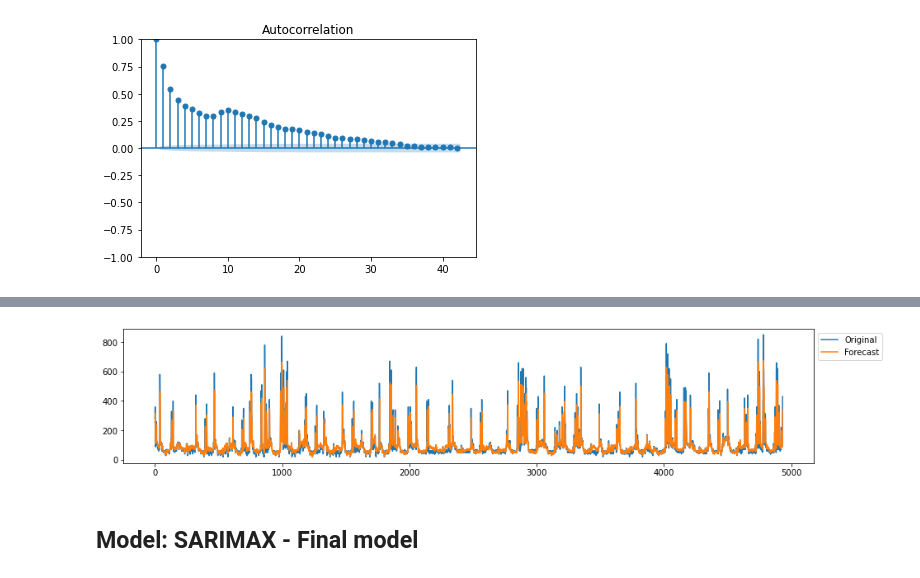
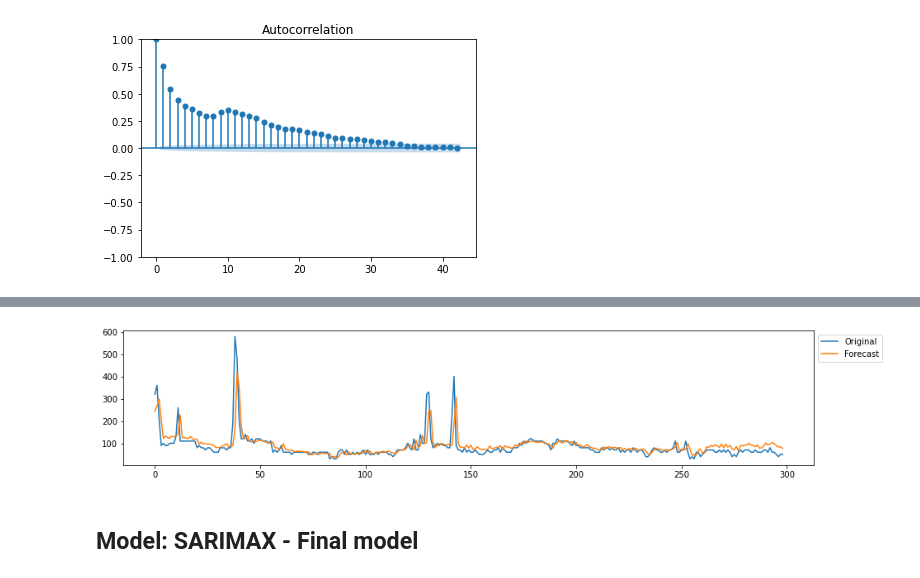
Before and after one commit to MatheusCascalho/Appliance-Energy-Prediction, a Jupyter notebook: notebooks/experimentos_artigo/artigo_appliances/SARIMAX.ipynb, the cells around one changed output, grey strips where cells are left out. Cells and saved outputs as stored; diff of their text form; code cells hidden in the pictures.

```diff
--- a/notebooks/experimentos_artigo/artigo_appliances/SARIMAX.ipynb
+++ b/notebooks/experimentos_artigo/artigo_appliances/SARIMAX.ipynb
@@ -92,10 +64,8 @@ print(list_cols)
 # normalize features
 scaler = MinMaxScaler()
 scaled = scaler.fit_transform(values)
+df_scaled = pd.DataFrame(scaled, columns=list_cols)
 # frame as supervised learning
-reframed = series_to_supervised(scaled, 1, 1)
-# drop columns we don't want to predict
-reframed.drop(reframed.columns[[27,28,29,30,31,32,33,34,35,36,37,38,39,40,41,42,43,44,45,46,47,48,49,50,51]], axis=1, inplace=True)
-#reframed.drop(reframed.columns[[0,27,28,29,30,31,32,33,34,35,36,37,38,39,40,41,42,43,44,45,46,47,48,49,50,51]], axis=1, inplace=True)
-reframed.head()
+data = series_to_supervised_miso(df_scaled, 1, 1,endog_var='Appliances')
+data.head()
 # %% [output]
@@ -124,5 +88,5 @@ scaled_data.head()
 # %%
-values = reframed.values
+values = data.values
 train_size=int(len(values)*0.75)
 test_size = int(len(values)) - train_size
 print(test_size)
@@ -248,11 +247,11 @@ Warnings:
 #order=(1,0,1), seasonal_order=(1,1,2,7),
 
 from statsmodels.tsa.statespace.sarimax import SARIMAX
-model= SARIMAX(train_y,
+model= SARIMAX(endog=train_y,
  exog=train_X,
- order=(2,0,2),
+ order=(1,0,1),
  seasonal_order=(1,1,2,7),
  enforce_invertibility=False,
  enforce_stationarity=False)
 # %%
-results = model.fit()
+results = model.fit(disp=True)
@@ -286,12 +320,12 @@ print('Test SMAPE: %.3f' % smape)
 # %%
 fig, ax = plt.subplots(nrows=1, ncols=1, figsize=[15, 3])
-ax.plot(inv_y, label='Original')
-ax.plot(inv_yhat, label='Forecast')
+ax.plot(inv_y[1:300], label='Original')
+ax.plot(inv_yhat[1:300], label='Forecast')
 handles, labels = ax.get_legend_handles_labels()
 lgd = ax.legend(handles, labels, loc=2, bbox_to_anchor=(1, 1))
 plt.show()
 # %% [output]
-[figure, old version]
+[figure, new version]
 # %% [markdown]
 ## Model: SARIMAX - Final model
 # %%
```
Also changed, not shown: parts of 28 cells of this notebook, 19 other files.
